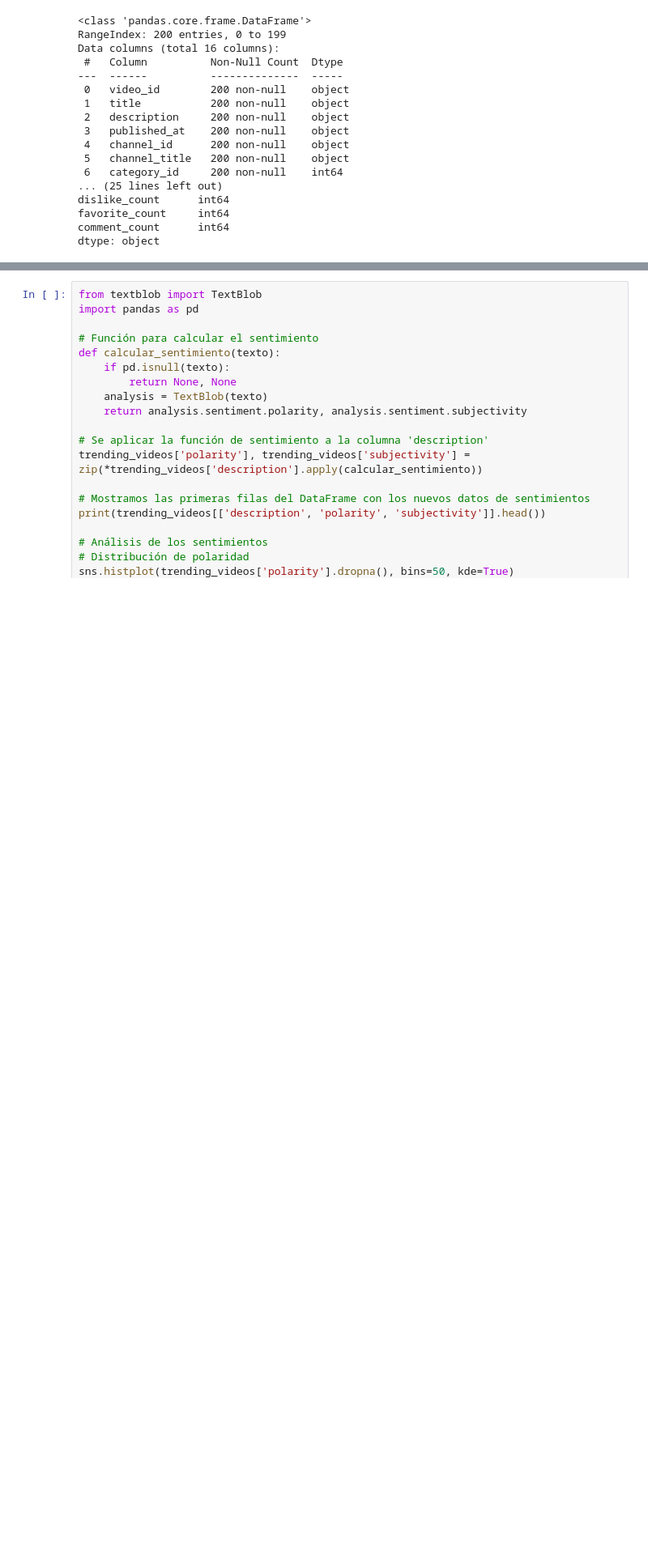
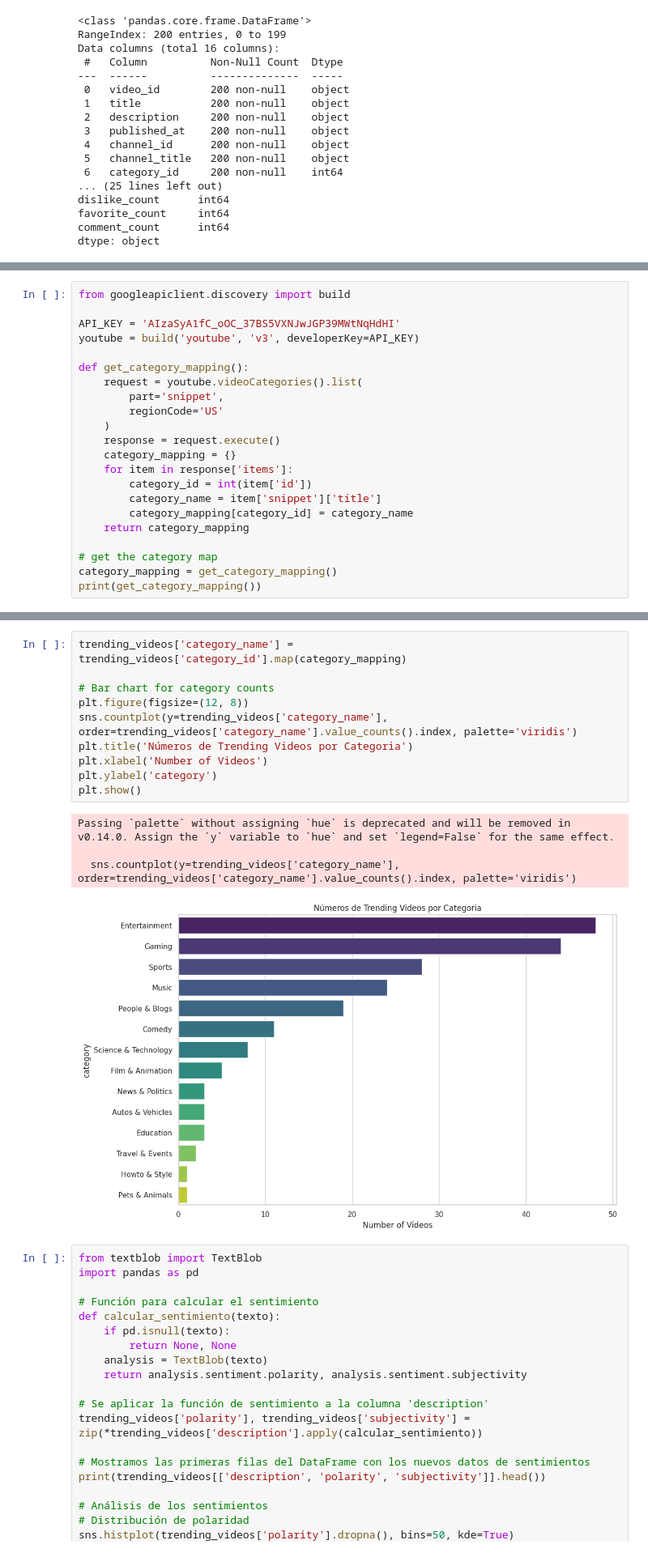
Before and after one commit to LucasLuiselli93/datos, a Jupyter notebook: Analisis_de_Sentimientos_de_Videos_Tendencias_de_Youtbe.ipynb, the cells around one changed output, grey strips where cells are left out. Shown: that part at 81% size. Drawn from its saved outputs; the diff is of its cells as text; blank space fills up the shorter version.

```diff
--- a/Analisis_de_Sentimientos_de_Videos_Tendencias_de_Youtbe.ipynb
+++ b/Analisis_de_Sentimientos_de_Videos_Tendencias_de_Youtbe.ipynb
@@ -169,0 +154,22 @@ plt.show()
+# %%
+from googleapiclient.discovery import build
+
+API_KEY = 'AIzaSyA1fC_oOC_37BS5VXNJwJGP39MWtNqHdHI'
+youtube = build('youtube', 'v3', developerKey=API_KEY)
+
+def get_category_mapping():
+    request = youtube.videoCategories().list(
+        part='snippet',
+        regionCode='US'
+    )
+    response = request.execute()
+    category_mapping = {}
+    for item in response['items']:
+        category_id = int(item['id'])
+        category_name = item['snippet']['title']
+        category_mapping[category_id] = category_name
+    return category_mapping
+
+# get the category map
+category_mapping = get_category_mapping()
+print(get_category_mapping())
@@ -170,3 +178,18 @@ plt.show()
+# %%
+trending_videos['category_name'] = trending_videos['category_id'].map(category_mapping)
+
+# Bar chart for category counts
+plt.figure(figsize=(12, 8))
+sns.countplot(y=trending_videos['category_name'], order=trending_videos['category_name'].value_counts().index, palette='viridis')
+plt.title('Números de Trending Videos por Categoria')
+plt.xlabel('Number of Videos')
+plt.ylabel('category')
+plt.show()
+# %% [output]
+Passing `palette` without assigning `hue` is deprecated and will be removed in v0.14.0. Assign the `y` variable to `hue` and set `legend=False` for the same effect.
+
+  sns.countplot(y=trending_videos['category_name'], order=trending_videos['category_name'].value_counts().index, palette='viridis')
+[figure, added]
 # %%
 from textblob import TextBlob
 import pandas as pd
```
Also changed, not shown: parts of 8 cells of this notebook.
